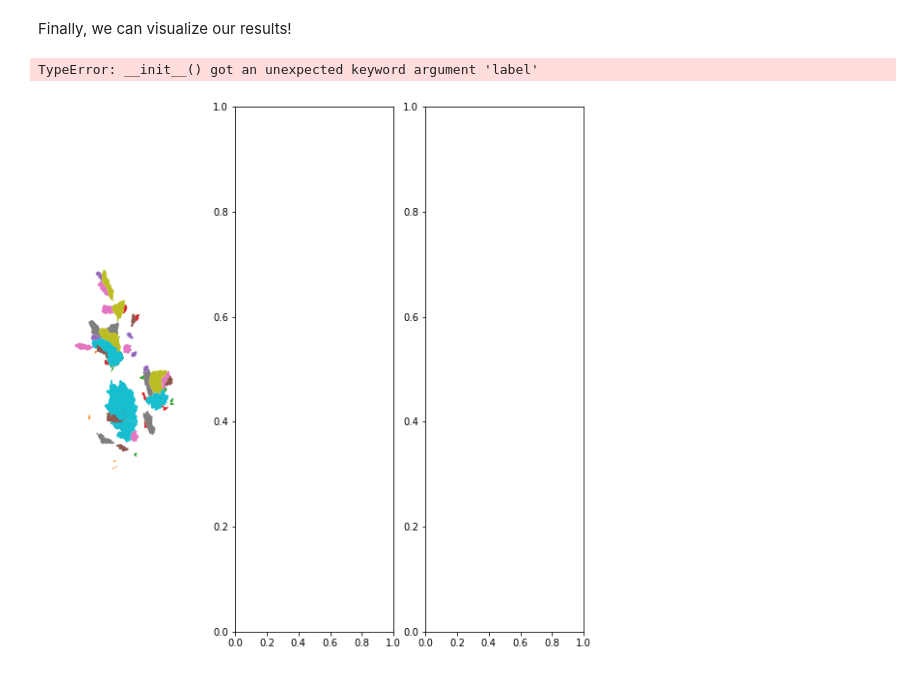
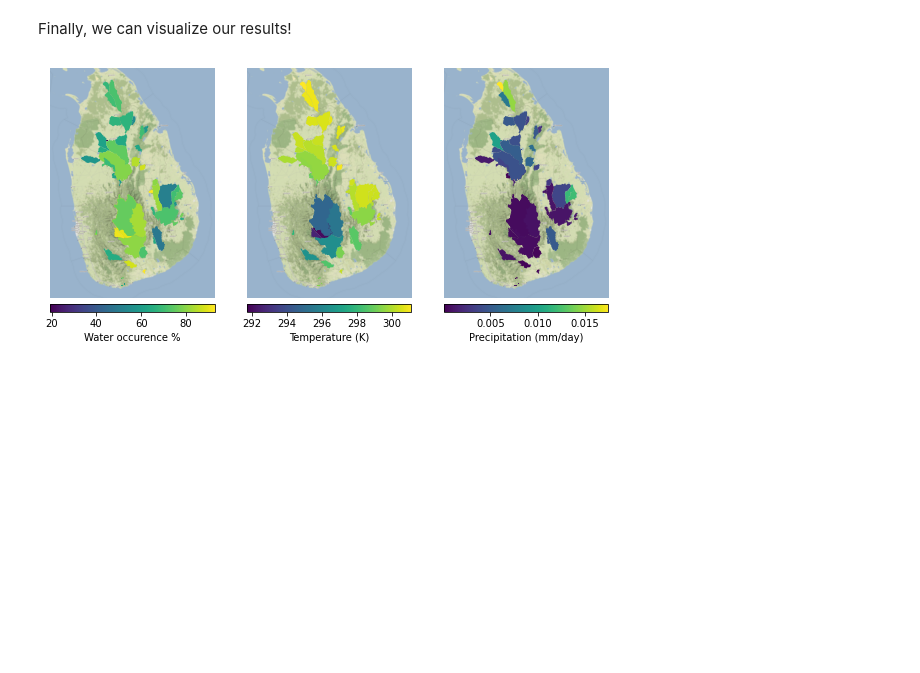
Before and after one commit to VeinsOfTheEarth/rabpro, a Jupyter notebook: docs/source/examples/notebooks/multiple_basins.ipynb, the cells around one changed output. Saved outputs shown, nothing was run; the diff lists cells and outputs as text; code cells hidden in the pictures; blank space fills up the shorter version.

Commit message:
add progress bar, correct plotting indexes

```diff
--- a/docs/source/examples/notebooks/multiple_basins.ipynb
+++ b/docs/source/examples/notebooks/multiple_basins.ipynb
@@ -37,8 +40,7 @@ We loop through each coordinate pair and delineate its watershed using MERIT (th
 # %%
 if os.path.isfile("basins_sl.gpkg") is False:
     basins_sl = []
-    for i, row in vdams_srilanka.iterrows():
-        print(i)
+    for i, row in tqdm(vdams_srilanka.iterrows(), total=vdams_srilanka.shape[0]):
         rpo = rabpro.profiler(row['coords'], da=row['da_km2'], verbose=False)
         rpo.delineate_basin(force_merit=True)
         rpo.watershed['vote_id'] = row['vote_id']
@@ -103,19 +87,18 @@ dataset_list = [
 # %% [markdown]
 Now let's do the sampling with `rabpro.basin_stats.compute()`, format the results, and join it to our basins GeoDataFrame.
 # %%
-your_gee_asset = 'users/jonschwenk/sl_basins'
+your_gee_asset = 'users/jstacompute/basins_sl'
 # %%
-# This could take minutes to run, depending on how quickly GEE completes your tasks.
+%%time
+# This could take a few minutes to run, depending on how quickly GEE completes your tasks.
 if not os.path.exists("res.gpkg"):
     urls, tasks = rabpro.basin_stats.compute(
         dataset_list, gee_feature_path=your_gee_asset, folder="rabpro"
     )
     tag_list = ["wateroccur", "temperature_2m", "precip"]
     data = rabpro.basin_stats.format_gee(urls, tag_list)
-    data['vote_id'] = data['precip_vote_id'].values
-    data = data.drop([k for k in data.keys() if '_vote_id' in k], axis=1)
 
-    res = gpd.GeoDataFrame(basins_sl.merge(data, on='vote_id'))
+    res = gpd.GeoDataFrame(data.merge(basins_sl, on='vote_id'))
     res = res.set_geometry("geometry")
     res.to_file("res.gpkg", driver="GPKG")
 else:
@@ -125,28 +111,27 @@ Finally, we can visualize our results!
 # %%
 def build_panel(col_name, col_label, axis):
     axis.set_xlim([left-0.5, right+0.5])
     axis.set_ylim([bot-0.2, top+0.2])
     axis.set_axis_off()
     res.plot(
         ax=axis,
         column=col_name,
         legend=True,
         legend_kwds={"label": col_label, "orientation": "horizontal", "pad": 0.01},
     )
     cx.add_basemap(axis, zoom=10, crs=res.crs, attribution="")
     return axis
 
 
 left, bot, right, top = res.total_bounds
 fig, ax = plt.subplots(1, 3, figsize=(10, 10))
 ax = [
     build_panel(col_name, col_label, ax[i])
     for col_name, col_label, i in zip(
-        [x for x in res.columns[0:3]],
+        [x for x in res.columns[1:4]],
         ["Water occurence %", "Temperature (K)", "Precipitation (mm/day)"],
         range(0, 3),
     )
 ]
 # %% [output]
-TypeError: __init__() got an unexpected keyword argument 'label'
-[figure, old version]
+[figure, new version]
```
Also changed, not shown: parts of 5 cells of this notebook.
